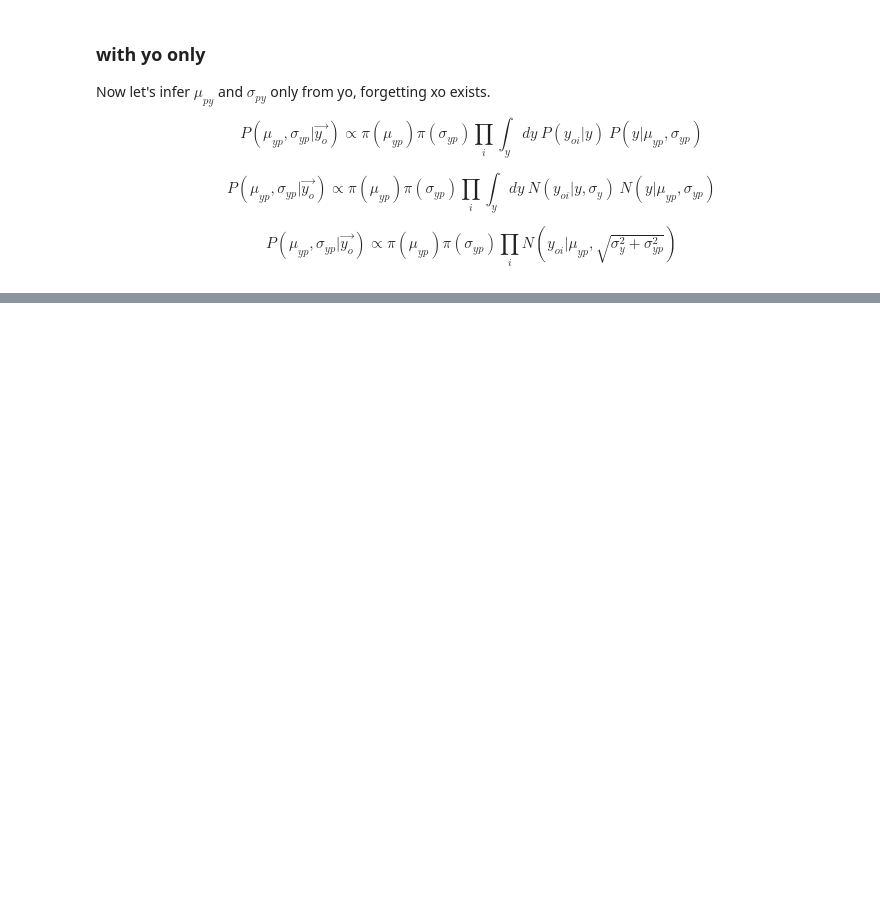
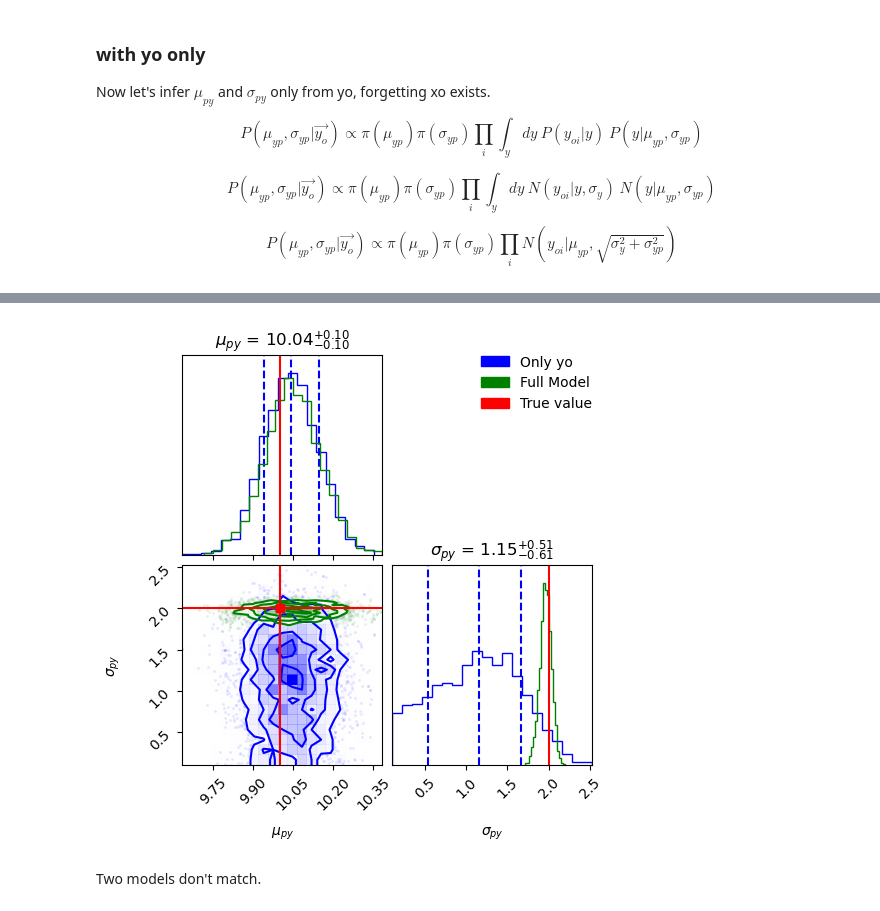
Before and after one commit to SoumendraRoy/Isha_Marginalization, a Jupyter notebook: notebook.ipynb, the cells around one changed output, grey strips where cells are left out. Cells and saved outputs as stored; diff of their text form; code cells hidden in the pictures; blank space fills up the shorter version.

```diff
--- a/notebook.ipynb
+++ b/notebook.ipynb
@@ -195,7 +195,7 @@ def make_model_yo(yo, sigmay):
     return model
 # %%
 with make_model_yo(yo, sigmay) as model:
-    trace = pm.sample()
+    trace1 = pm.sample()
 # %% [output]
 Auto-assigning NUTS sampler...
 Initializing NUTS using jitter+adapt_diag...
@@ -237,0 +206,73 @@ for yi in range(len(true)):
+# %%
+from matplotlib.patches import Patch
+
+# First dataset
+data1 = np.array([
+    np.array(trace1.posterior.mupy).flatten(),
+    np.array(trace1.posterior.sigmapy).flatten()
+]).T
+
+# Second dataset
+data2 = np.array([
+    np.array(trace.posterior.mupy).flatten(),
+    np.array(trace.posterior.sigmapy).flatten()
+]).T
+
+# True values
+true = np.array([mupyt, sigmapyt])
+
+# Plot the first dataset
+figure = corner.corner(
+    data1,
+    labels=[r"$\mu_{py}$", r"$\sigma_{py}$"],
+    quantiles=[0.16, 0.5, 0.84],
+    show_titles=True,
+    title_kwargs={"fontsize": 12},
+    color="blue"
+)
+
+# Overlay the second dataset
+corner.corner(
+    data2,
+    fig=figure,
+    labels=[r"$\mu_{py}$", r"$\sigma_{py}$"],
+    color="green"
+)
+
+# Extract the axes
+axes = np.array(figure.axes).reshape((len(true), len(true)))
+
+# Add vertical lines to 1D histograms
+for i in range(len(true)):
+    ax = axes[i, i]
+    ax.axvline(true[i], color="r")
+
+# Add lines and marker to 2D histograms
+for yi in range(len(true)):
+    for xi in range(yi):
+        ax = axes[yi, xi]
+        ax.axvline(true[xi], color="r")
+        ax.axhline(true[yi], color="r")
+        ax.plot(true[xi], true[yi], "sr")
+
+# Legend elements
+legend_elements = [
+    Patch(color='blue', label='Only yo'),
+    Patch(color='green', label='Full Model'),
+    Patch(color='red', label='True value')
+]
+
+# Place legend in blank space (top-right corner of the figure)
+figure.legend(
+    handles=legend_elements,
+    loc='upper right',
+    bbox_to_anchor=(0.95, 0.95),  # Adjust if needed
+    fontsize=10,
+    frameon=False
+)
+
+plt.show()
+# %% [output]
+[figure, added]
+# %% [markdown]
+Two models don't match.
```
Also changed, not shown: parts of 9 cells of this notebook.
